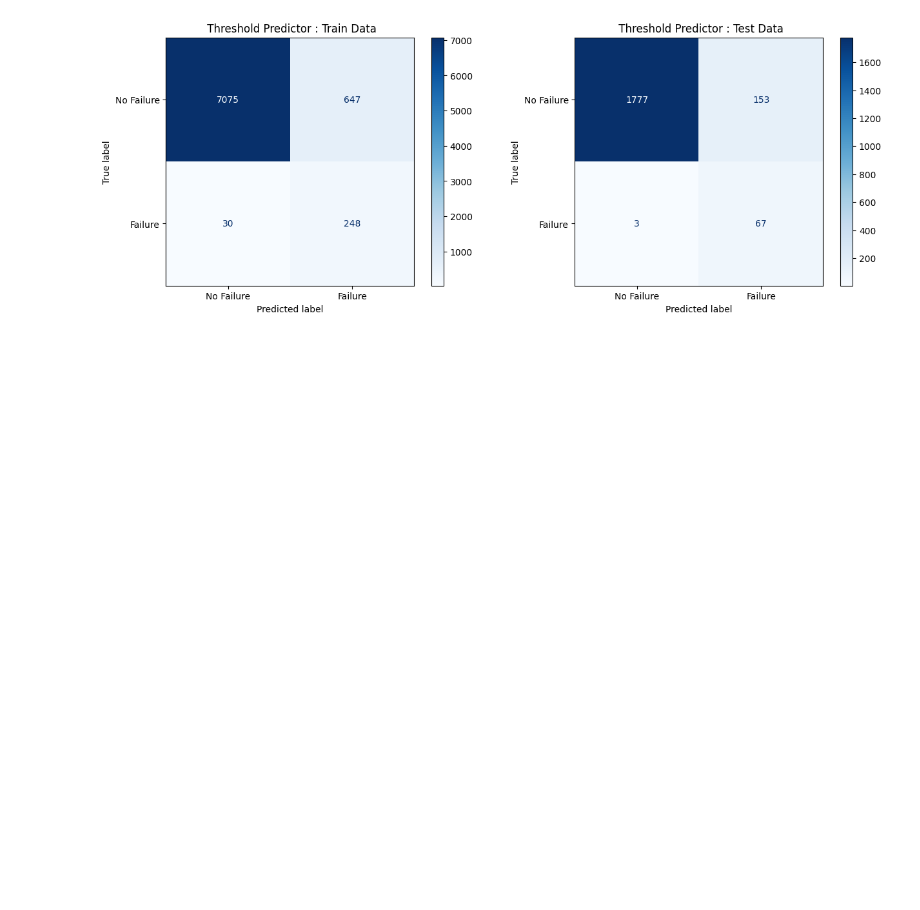
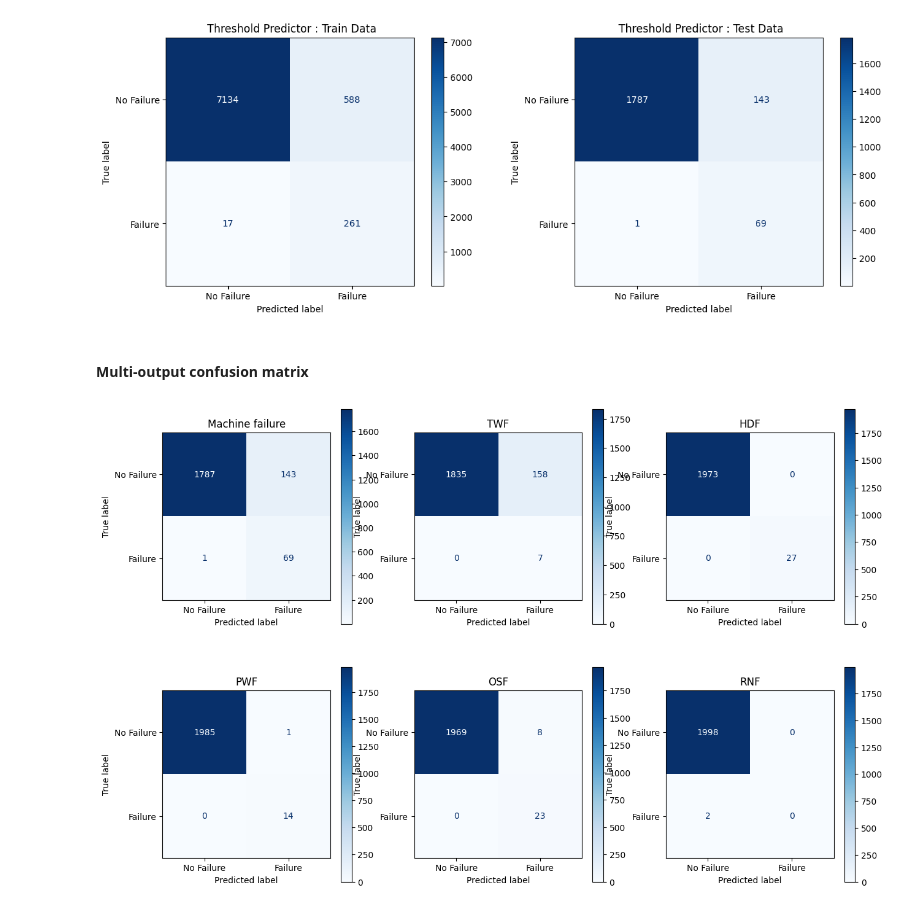
Before and after one commit to raymondsamalo/ITI113-Machine-Learning-Operations-Project, a Jupyter notebook: AI4I-2020/1.2_Threshold_Predictor.ipynb, the cells around one changed output. Cells and saved outputs as stored; diff of their text form; code cells hidden in the pictures; blank space fills up the shorter version.

Commit message:
fix threshold bug

```diff
--- a/AI4I-2020/1.2_Threshold_Predictor.ipynb
+++ b/AI4I-2020/1.2_Threshold_Predictor.ipynb
@@ -245,9 +243,9 @@ class ThresholdPredictor:
         self.power_low_threshold = 3521.78819652723 # the minimum power where PWF Occurs
         self.power_high_threshold = 8998.024014705741 # the maximum power where PWF Occurs
         self.strain_feature = 'Strain (minNm)'
-        self.strain_threshold = 110003.2# the minimum strain where OSF Occurs
-        self.temperature_feature = 'Temperature Rotation (rpmK)'
-        self.temperature_threshold = 11859.399999999952# the minimum temperature difference when HDF occurs
+        self.strain_threshold = 11003.2# the minimum strain where OSF Occurs
+        self.temperature_feature = 'Temperature Difference (K)'
+        self.temperature_threshold = 8.599999999999966# the minimum temperature difference when HDF occurs
         self.rotational_speed_feature = 'Rotational speed (rpm)'
         self.rotational_speed_threshold = 1379 # the maximum rotational speed when HDF occurs
         self.tool_wear_feature = 'Tool wear (min)'
@@ -255,7 +253,8 @@ class ThresholdPredictor:
         self.y_columns = ['Machine failure', 'TWF', 'HDF', 'PWF', 'OSF', 'RNF']
     def fit(self, X, y):
         pass  # No fitting needed for threshold-based model
-
+    def get_params(self, deep=False):
+        return {}
     def predict(self, X):
         df = pd.DataFrame(columns=self.y_columns)
         df['PWF'] = np.where(
@@ -350,6 +349,31 @@ plt.title(f' {predictor_name} : Test Data')
 plt.show()
 # %% [output]
 [figure]
+# %% [markdown]
+#### Multi-output confusion matrix
+# %%
+from sklearn.metrics import ConfusionMatrixDisplay
+threshold_predictor = ThresholdPredictor()
+
+y_pred=threshold_predictor.predict(X_test)
+y_pred = pd.DataFrame(y_pred, columns=y_test.columns)
+
+no_of_label = len(y_pred.columns)
+i = 0
+no_of_column = 3
+left_over = no_of_label % no_of_column
+no_of_row = no_of_label // no_of_column+left_over
+plt.figure(figsize=(15,10))
+for label in y_pred.columns:
+    i +=1
+    ax=plt.subplot(no_of_row, no_of_column, i)
+    cm = confusion_matrix(y_test[label],y_pred[label])
+    disp = ConfusionMatrixDisplay(confusion_matrix=cm, display_labels=['No Failure', 'Failure'])
+    disp.plot(cmap=plt.cm.Blues, ax=ax)
+    plt.title(label=label)
+plt.show()
+# %% [output]
+[figure, added]
 # %% [markdown]
 ## Conclusion
 
```
Also changed, not shown: parts of 6 cells of this notebook, 8 other files.
